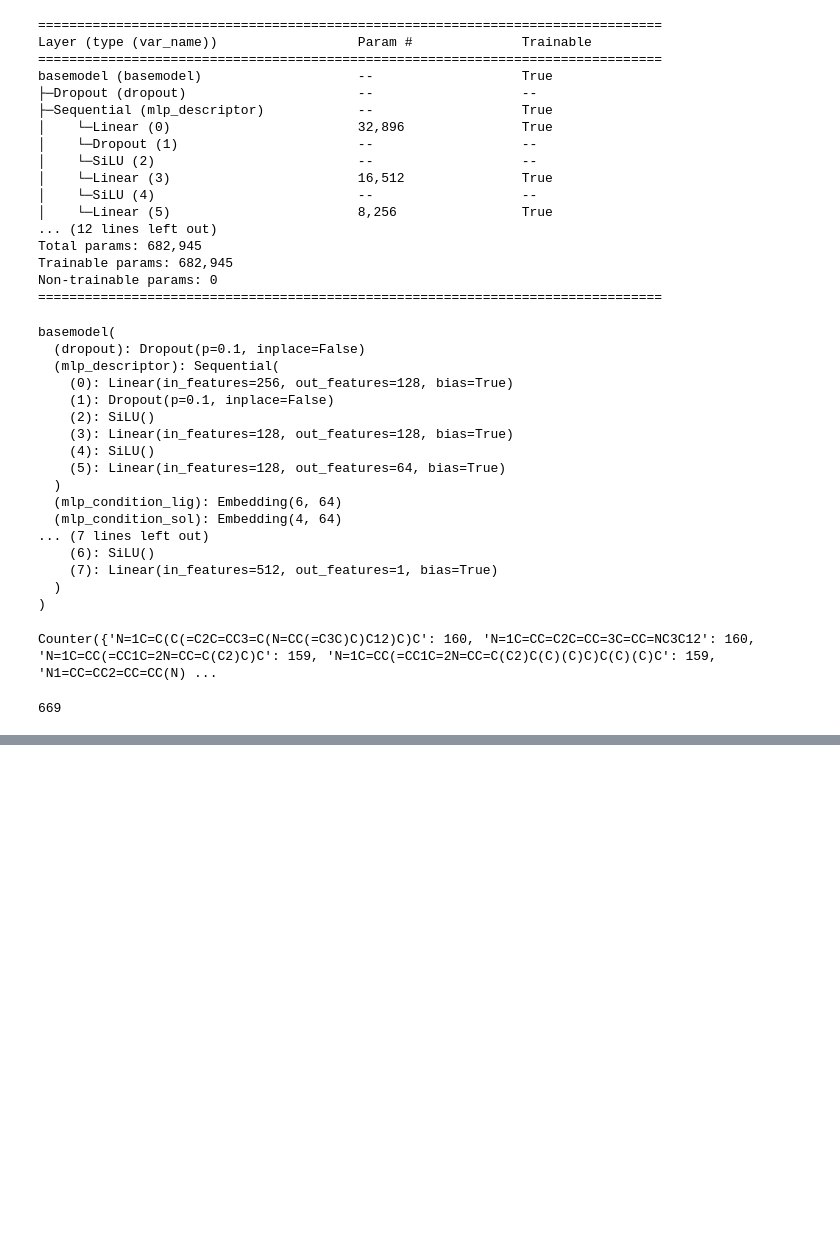
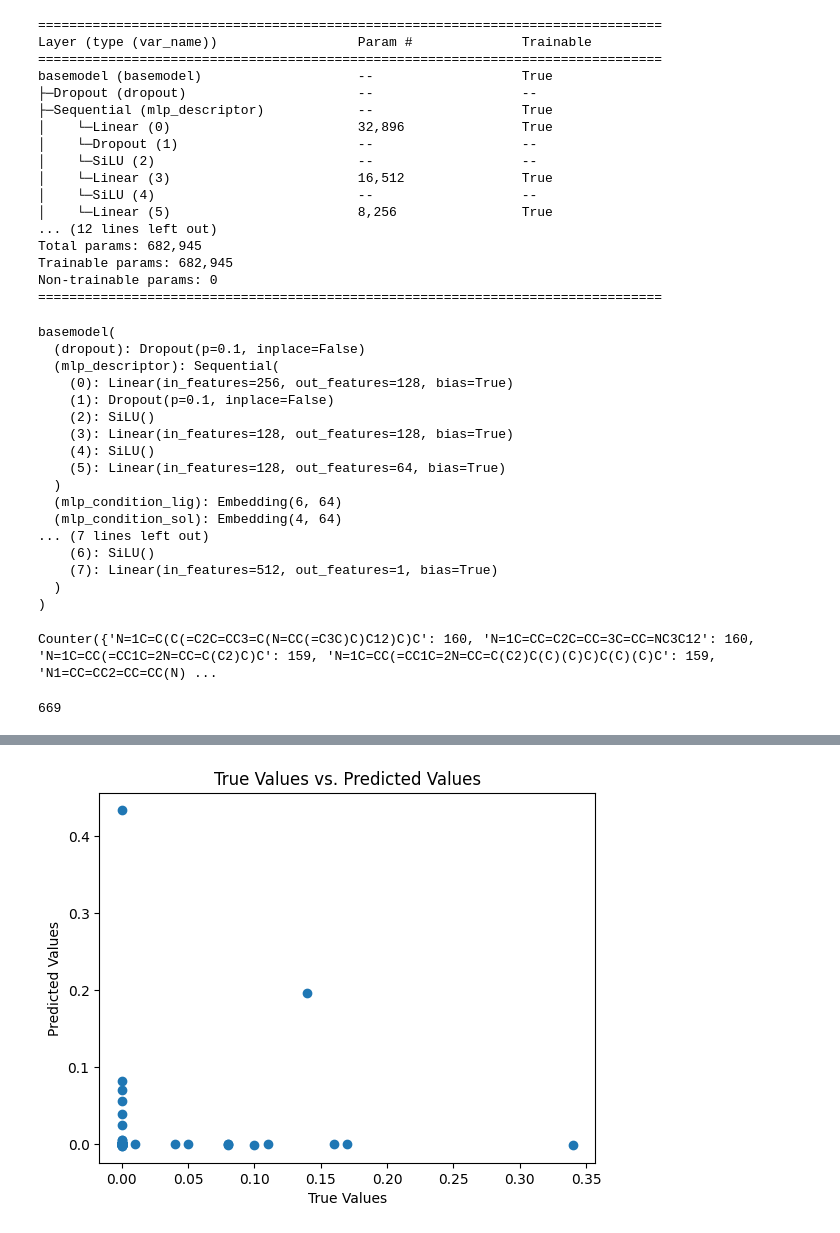
Before and after one commit to chltjs1921/2024_modeling_practice, a Jupyter notebook: dataset.ipynb, the cells around one changed output, grey strips where cells are left out. Saved outputs shown, nothing was run; the diff lists cells and outputs as text; code cells hidden in the pictures; blank space fills up the shorter version.

```diff
--- a/dataset.ipynb
+++ b/dataset.ipynb
@@ -527,0 +731,28 @@ torch.Size([])
+# %%
+model_di.eval()
+ext_test_true_di = []
+ext_test_pred_di = []
+ext_test_loss_values_di = []
+with torch.no_grad():
+    for j, (v_educt, v_ligand, v_solvent, prod) in enumerate(test_dataset):
+        v_educt = v_educt.float().to(device)
+        v_ligand = v_ligand.to(device)
+        v_solvent = v_solvent.to(device)
+        prod = prod.to(device)
+
+        yes, mono, di, non, drug = prod #mono, di, non이 regression. yes, drug가 binary classification
+
+        score = model_di(v_educt, v_ligand, v_solvent)
+        # print(score)
+        test_loss = criterion(score, di.unsqueeze(0))
+        ext_test_true_di.append(di.to('cpu').detach().numpy())
+        ext_test_pred_di.append(score.to('cpu').detach().numpy())
+        ext_test_loss_values_di.append(test_loss.to('cpu').detach().numpy())
+# %%
+plt.scatter(ext_test_true_di, ext_test_pred_di)
+plt.xlabel('True Values')
+plt.ylabel('Predicted Values')
+plt.title('True Values vs. Predicted Values')
+plt.show()
+# %% [output]
+[figure, added]
```
Also changed, not shown: parts of 31 cells of this notebook.
